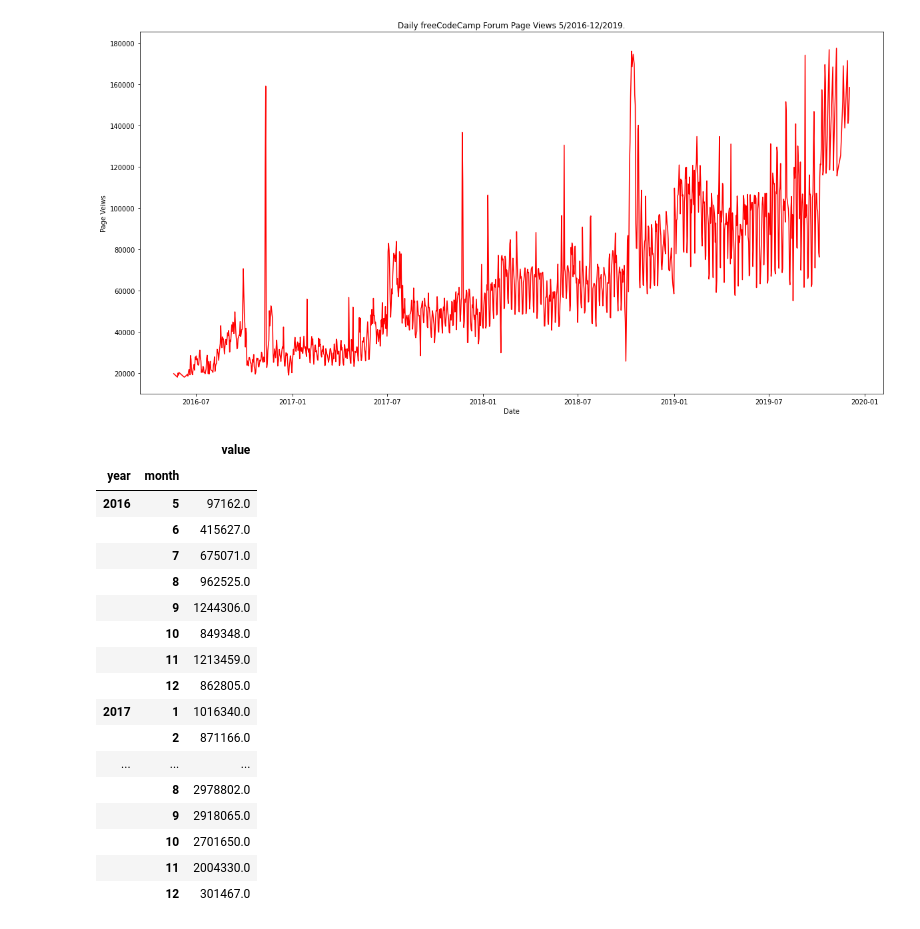
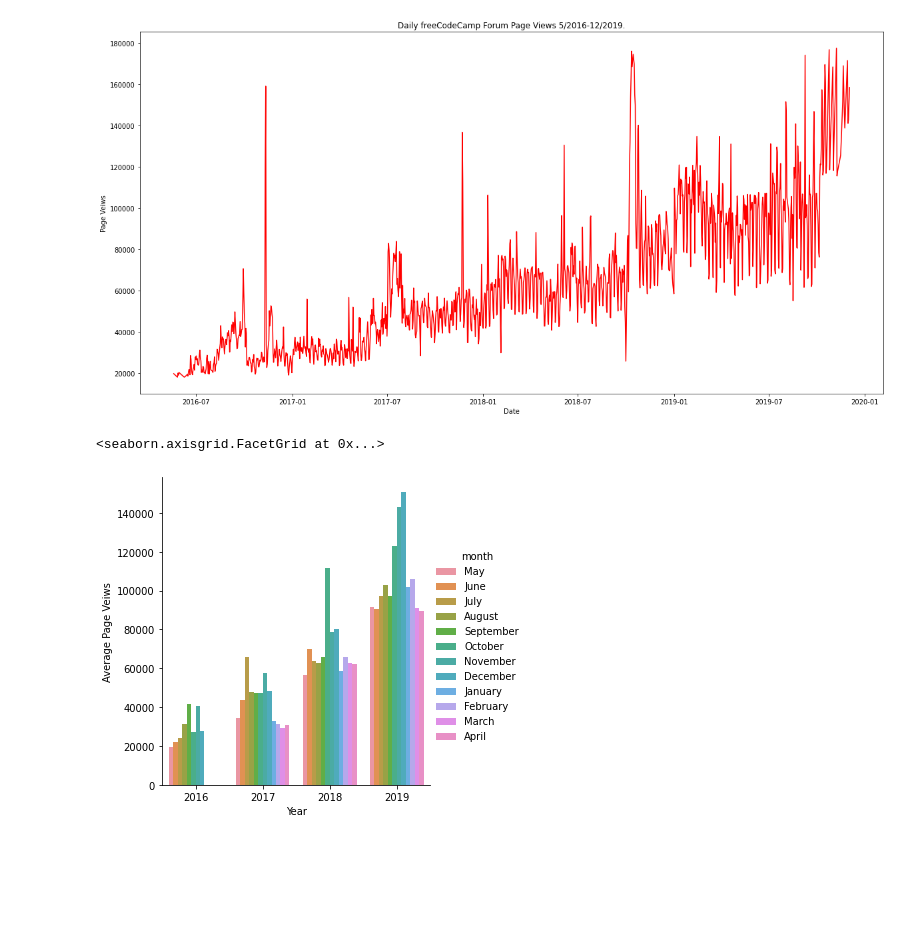
Before and after one commit to Batman2002/boilerplate-demographic-data-analyzer-2, a Jupyter notebook: boilerplate_page_time_analyzer.ipynb, the cells around one changed output. Cells and saved outputs as stored; diff of their text form; code cells hidden in the pictures; blank space fills up the shorter version.

Commit message:
Bar plot done

```diff
--- a/boilerplate_page_time_analyzer.ipynb
+++ b/boilerplate_page_time_analyzer.ipynb
@@ -62,34 +62,21 @@ Text(0, 0.5, 'Page Veiws')
 # %%
 df2=df.copy()
 df2=df2.reset_index()
 df2['month']=df2['date'].dt.month
 df2['year']=df2['date'].dt.year
 # df3=df2.melt(id_vars=["year"],value_vars=[''])
-df2=df2.groupby(['year','month']).sum()
-# df2=df2.reset_index()
+df2=df2.groupby(['year','month']).mean()
 # df2=df2.set_index('year')
 # fig,ax=plt.subplots()
-# plt.bar(df2['value'],df2['value'])
-# df2['value']=df2['value'].astype('int')
 # df2['value']
-# sns.countplot(x='year',hue='month')
-df2
+df2=df2.reset_index()
+df2['month']=df2['month'].astype('str')
+months={'1':'January','2':'February','3':'March','4':'April','5':'May','6':'June','7':'July','8':'August','9':'September','10':'October','11':'November','12':'December'}
+df2['month']=df2['month'].map(months)
+df2['Year']=df2['year']
+df2['Average Page Veiws']=df2['value']
+sns.catplot(data=df2,x='Year',y='Average Page Veiws',hue='month',kind='bar')
+# plt.bar(df2['year'],df2['value'],hue=df2['month'])
 # %% [output]
-|  |  | value |
-| year | month |  |
-| 2016 | 5 | 97162.0 |
-|  | 6 | 415627.0 |
-|  | 7 | 675071.0 |
-|  | 8 | 962525.0 |
-|  | 9 | 1244306.0 |
-|  | 10 | 849348.0 |
-|  | 11 | 1213459.0 |
-|  | 12 | 862805.0 |
-| 2017 | 1 | 1016340.0 |
-|  | 2 | 871166.0 |
-| ... | ... | ... |
-|  | 8 | 2978802.0 |
-|  | 9 | 2918065.0 |
-|  | 10 | 2701650.0 |
-|  | 11 | 2004330.0 |
-|  | 12 | 301467.0 |
+<seaborn.axisgrid.FacetGrid at 0x...>
+[figure, added]
```
